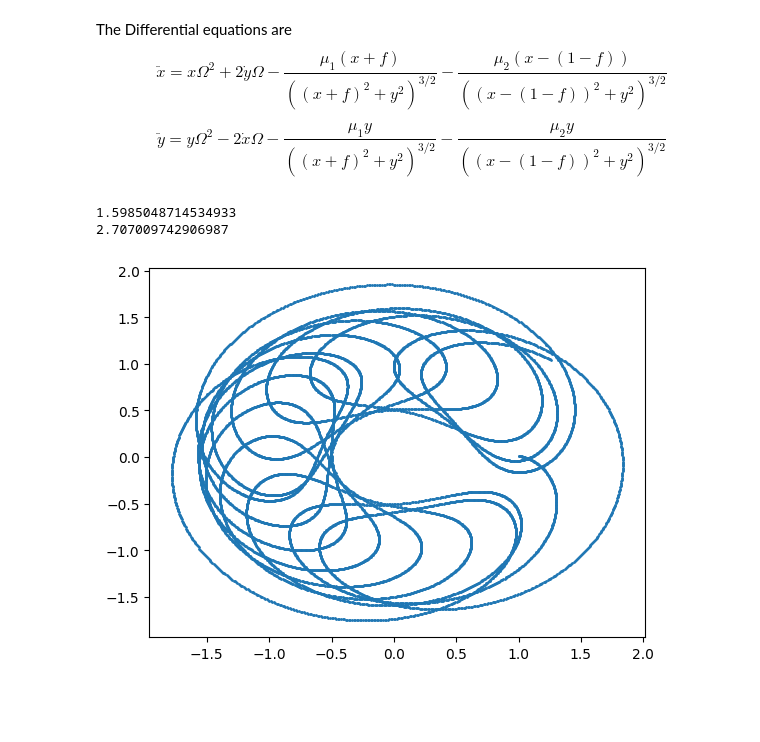
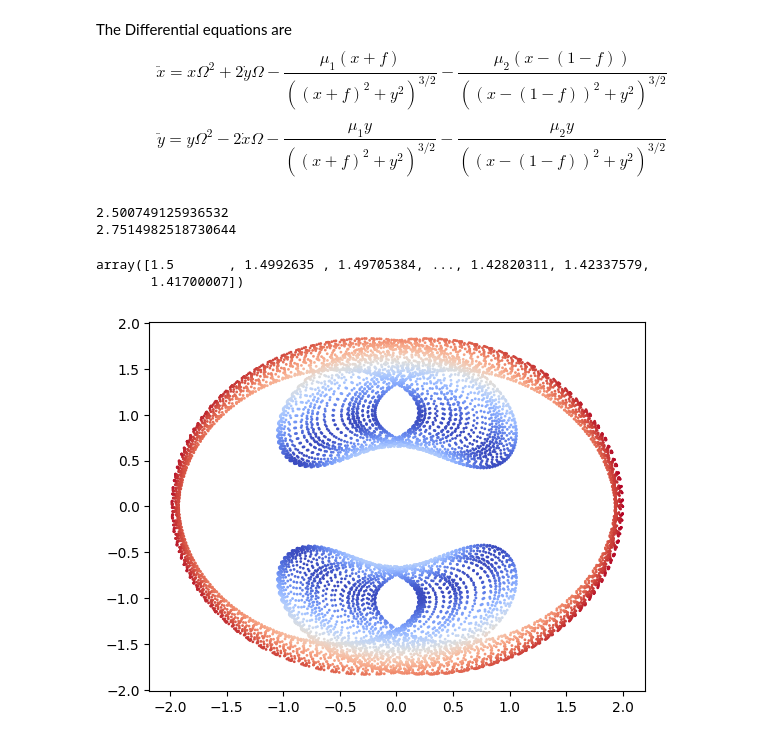
Before and after one commit to MickeyOSK139/MyPersonalWorks, a Jupyter notebook: ComputationalProj.ipynb, the cells around one changed output. Saved outputs shown, nothing was run; the diff lists cells and outputs as text; code cells hidden in the pictures; blank space fills up the shorter version.

```diff
--- a/ComputationalProj.ipynb
+++ b/ComputationalProj.ipynb
@@ -25,20 +25,25 @@ def model_3body(z,t, Omega, mu):
     return dzdt
 # %%
 Nout = 10000
-t = np.linspace(0, 100, Nout+1)
+t = np.linspace(0, 1000, Nout+1)
 Omega = 1
 mu = 1e-3
-z0 = [1, 0.7, 0.01, 0]
+z0 = [2, 0, 0, -1.5]
 z = odeint(model_3body,z0,t, args=(Omega, mu))
 Nout = len(t)
 x = z[:,0]
 y = z[:,2]
-plt.scatter(x, y, s =1)
+v = np.sqrt(z[:,1]**2 + z[:,3]**2)
+v1 = v/np.max(v)
+plt.scatter(x, y, s =1, c = v1, cmap = "coolwarm")
 U = Omega**2/2*(z0[0]**2+z0[2]**2) + 1/((z0[0]+mu)**2+z0[2]**2)**0.5 + mu/((z0[0]-1+mu)**2+z0[2]**2)**0.5
 J_0 = 2*U - z0[1]**2 - z0[3]**2
 print (U)
 print (J_0)
+v
 # %% [output]
-1.5985048714534933
-2.707009742906987
+2.500749125936532
+2.7514982518730644
+array([1.5       , 1.4992635 , 1.49705384, ..., 1.42820311, 1.42337579,
+       1.41700007])
-[figure, old version]
+[figure, new version]
```
